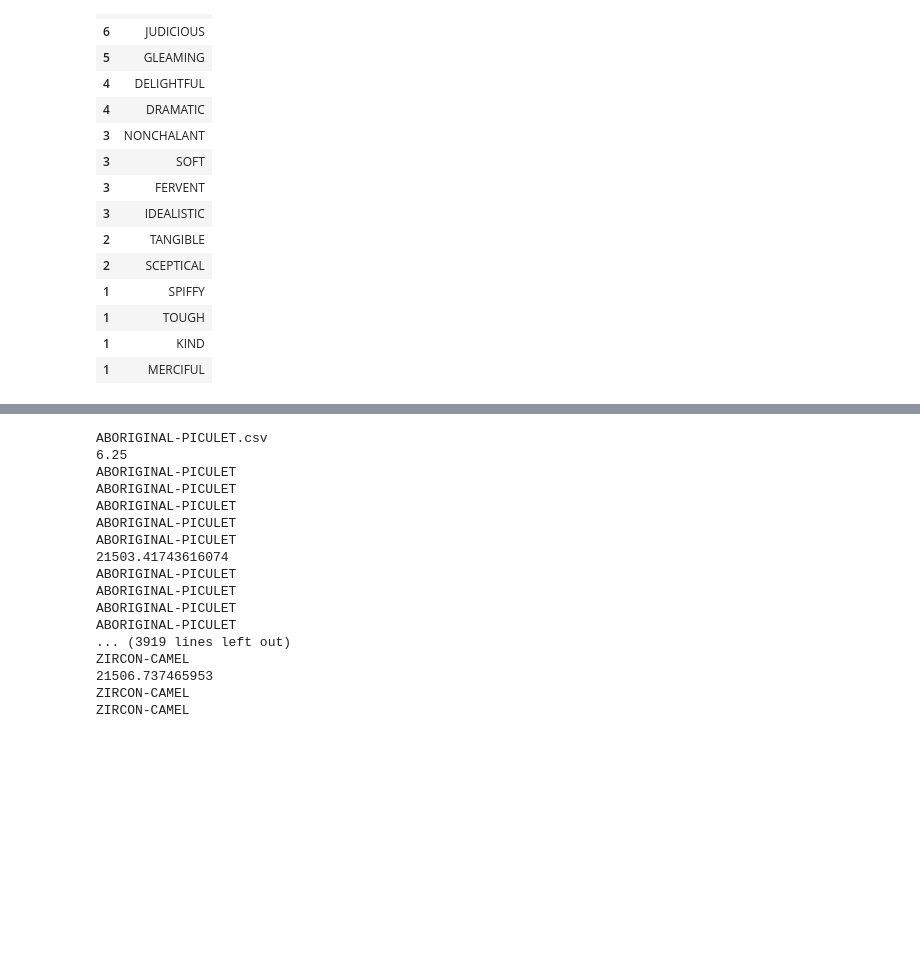
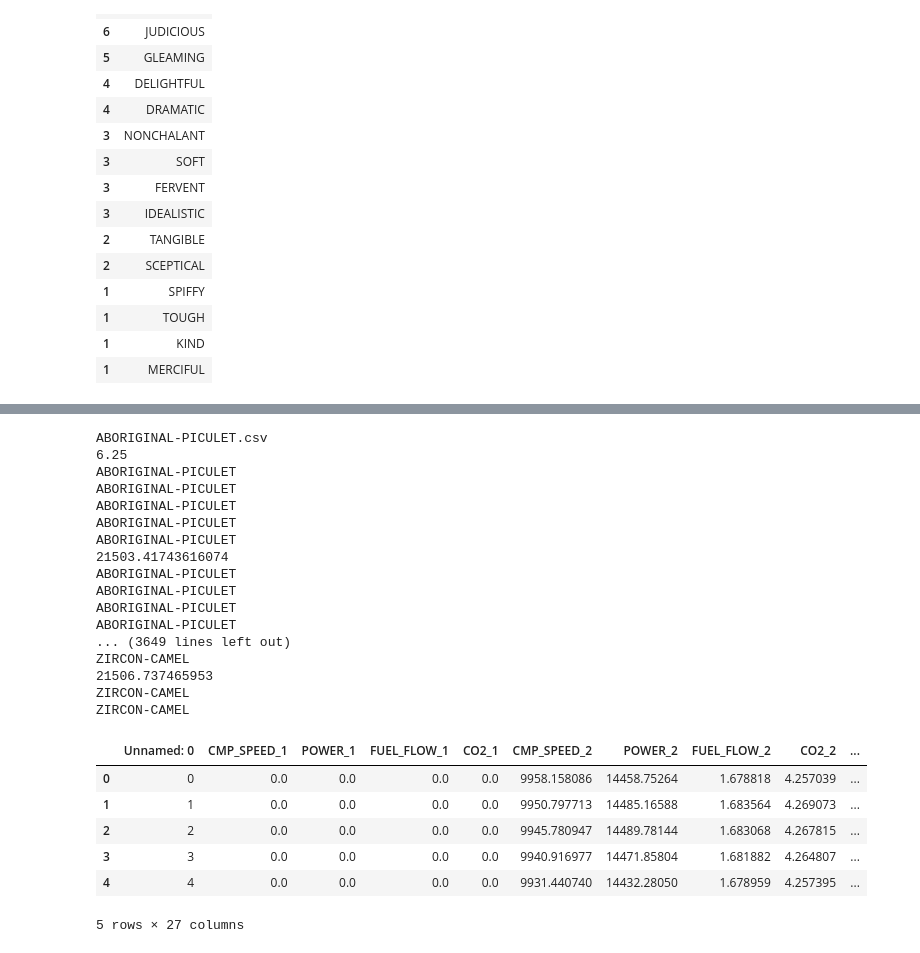
Before and after one commit to Jay4Codes/BakerHughes-DataViz, a Jupyter notebook: EDA.ipynb, the cells around one changed output, grey strips where cells are left out. Drawn from its saved outputs; the diff is of its cells as text; code cells hidden in the pictures; blank space fills up the shorter version.

```diff
--- a/EDA.ipynb
+++ b/EDA.ipynb
@@ -118,7 +102,7 @@ for file in downloaded_data_list_1:
     data_frame = pd.read_csv(f'data/PLANTS/{file}')
     print(file)
     print((data_frame.shape[1]-2)/4)
-    for i in range(1,int((data_frame.shape[1]-2)/4)+1):
+    for i in range(1,int((data_frame.shape[1]-3)/4)+1):
         for j in range(45):
             print(str(file)[:-4])
             if site_df["PLANT_NAME"][j]== str(file)[:-4]:
@@ -141,7 +125,7 @@ ABORIGINAL-PICULET
 ABORIGINAL-PICULET
 ABORIGINAL-PICULET
 ABORIGINAL-PICULET
-... (3919 lines left out)
+... (3649 lines left out)
 ZIRCON-CAMEL
 21506.737465953
 ZIRCON-CAMEL
@@ -148,0 +138,11 @@ ZIRCON-CAMEL
+# %%
+stat_df = pd.read_csv('data/PLANTS/ABORIGINAL-PICULET.csv')
+stat_df.head()
+# %% [output]
+|  | Unnamed: 0 | CMP_SPEED_1 | POWER_1 | FUEL_FLOW_1 | CO2_1 | CMP_SPEED_2 | POWER_2 | FUEL_FLOW_2 | CO2_2 | ... |
+| 0 | 0 | 0.0 | 0.0 | 0.0 | 0.0 | 9958.158086 | 14458.75264 | 1.678818 | 4.257039 | ... |
+| 1 | 1 | 0.0 | 0.0 | 0.0 | 0.0 | 9950.797713 | 14485.16588 | 1.683564 | 4.269073 | ... |
+| 2 | 2 | 0.0 | 0.0 | 0.0 | 0.0 | 9945.780947 | 14489.78144 | 1.683068 | 4.267815 | ... |
+| 3 | 3 | 0.0 | 0.0 | 0.0 | 0.0 | 9940.916977 | 14471.85804 | 1.681882 | 4.264807 | ... |
+| 4 | 4 | 0.0 | 0.0 | 0.0 | 0.0 | 9931.440740 | 14432.28050 | 1.678959 | 4.257395 | ... |
+5 rows × 27 columns
```
Also changed, not shown: parts of 7 cells of this notebook, 24 other files.
